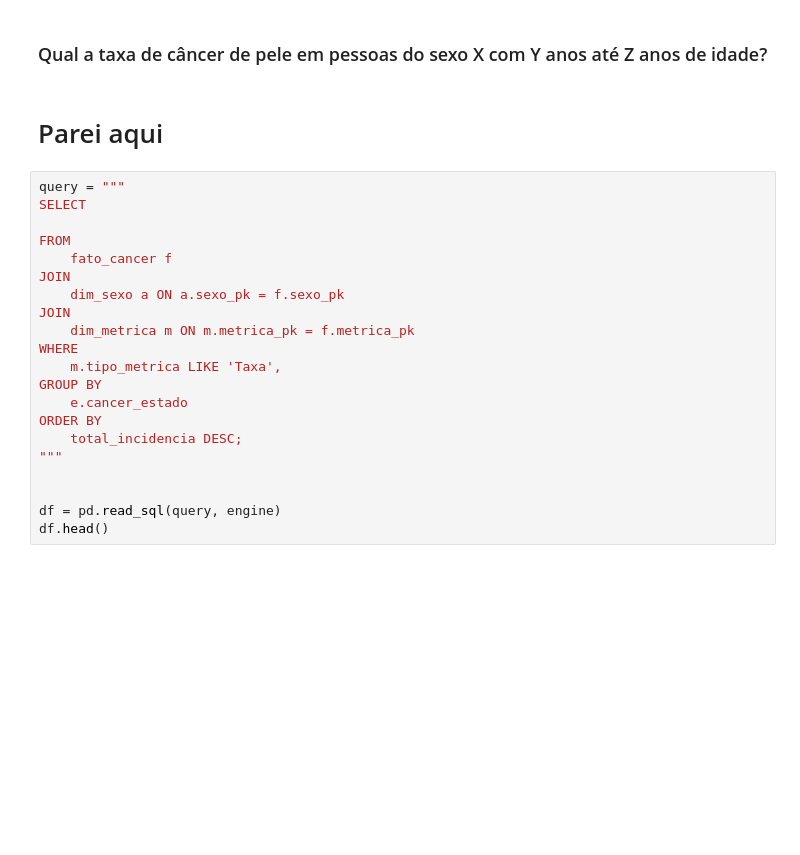
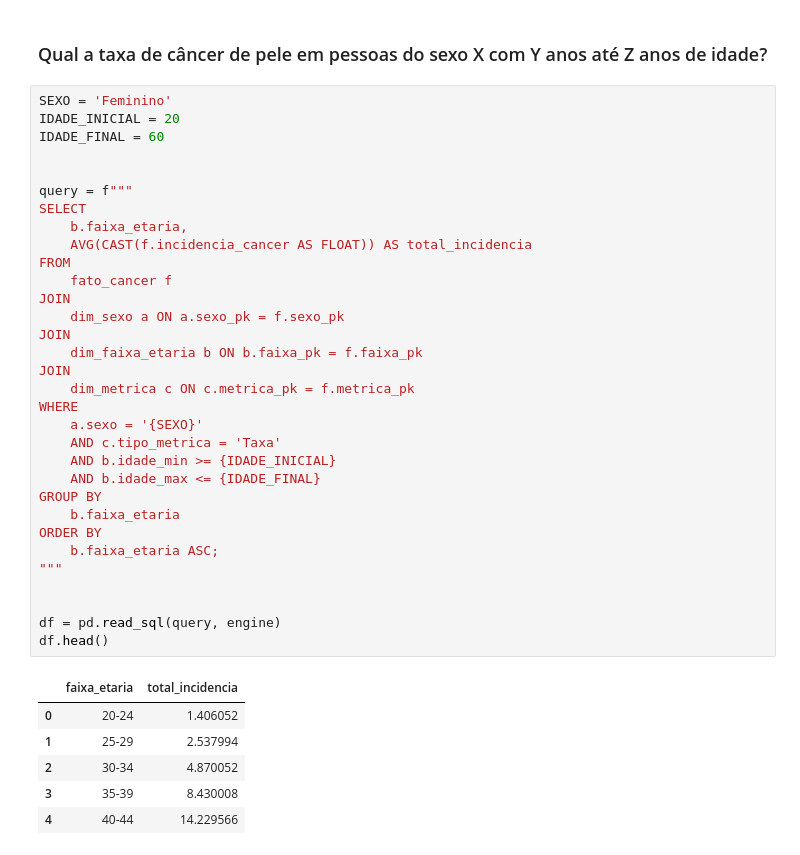
Before and after one commit to rodrigorcz/cancer-climate-dw, a Jupyter notebook: consultas.ipynb, the cells around one changed output. Saved outputs shown, nothing was run; the diff lists cells and outputs as text; blank space fills up the shorter version.

```diff
--- a/consultas.ipynb
+++ b/consultas.ipynb
@@ -248,26 +248,42 @@ df.head()
 | 0 | São Paulo | 19.810035 |
 # %% [markdown]
 ### Qual a taxa de câncer de pele em pessoas do sexo X com Y anos até Z anos de idade?
-# %% [markdown]
-# Parei aqui
 # %%
-query = """
+SEXO = 'Feminino'
+IDADE_INICIAL = 20
+IDADE_FINAL = 60
+
+
+query = f"""
 SELECT
-
+    b.faixa_etaria,
+    AVG(CAST(f.incidencia_cancer AS FLOAT)) AS total_incidencia
 FROM
     fato_cancer f
 JOIN
     dim_sexo a ON a.sexo_pk = f.sexo_pk
 JOIN
-    dim_metrica m ON m.metrica_pk = f.metrica_pk
+    dim_faixa_etaria b ON b.faixa_pk = f.faixa_pk
+JOIN
+    dim_metrica c ON c.metrica_pk = f.metrica_pk
 WHERE
-    m.tipo_metrica LIKE 'Taxa',
+    a.sexo = '{SEXO}'
+    AND c.tipo_metrica = 'Taxa'
+    AND b.idade_min >= {IDADE_INICIAL}
+    AND b.idade_max <= {IDADE_FINAL}
 GROUP BY
-    e.cancer_estado
+    b.faixa_etaria
 ORDER BY
-    total_incidencia DESC;
+    b.faixa_etaria ASC;
 """
 
 
 df = pd.read_sql(query, engine)
 df.head()
+# %% [output]
+|  | faixa_etaria | total_incidencia |
+| 0 | 20-24 | 1.406052 |
+| 1 | 25-29 | 2.537994 |
+| 2 | 30-34 | 4.870052 |
+| 3 | 35-39 | 8.430008 |
+| 4 | 40-44 | 14.229566 |
```
Also changed, not shown: parts of 10 cells of this notebook.
